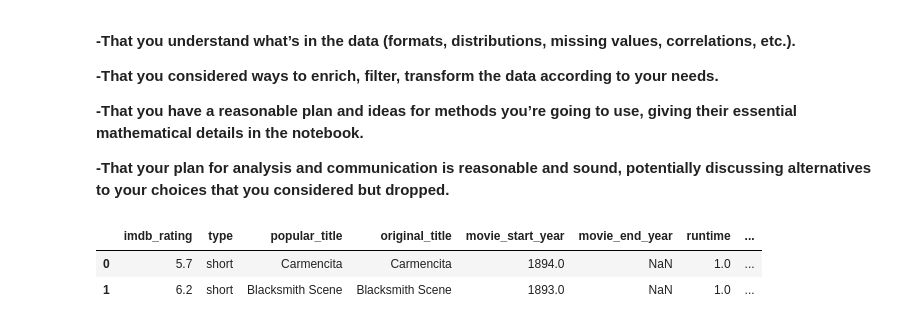
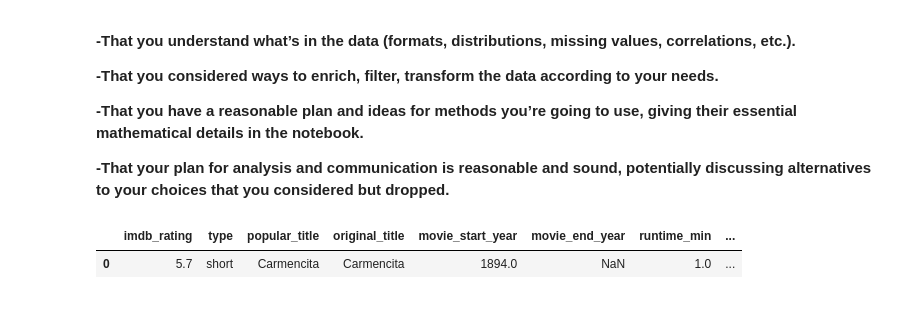
Before and after one commit to epfl-ada/ada-2023-project-patterndetectives, a Jupyter notebook: data_analysis.ipynb, the cells around one changed output. Saved outputs shown, nothing was run; the diff lists cells and outputs as text; code cells hidden in the pictures.

```diff
--- a/data_analysis.ipynb
+++ b/data_analysis.ipynb
@@ -112,9 +115,8 @@ msno.heatmap(df_mov)
 
 **-That your plan for analysis and communication is reasonable and sound, potentially discussing alternatives to your choices that you considered but dropped.**
 # %%
-df_imdb = pd.read_table('data/imdb_data.tsv')
-df_imdb.head(2)
+df_imdb = pd.read_table('data/imdb_dataV2.tsv')
+df_imdb.head(1)
 # %% [output]
-|  | imdb_rating | type | popular_title | original_title | movie_start_year | movie_end_year | runtime | ... |
+|  | imdb_rating | type | popular_title | original_title | movie_start_year | movie_end_year | runtime_min | ... |
 | 0 | 5.7 | short | Carmencita | Carmencita | 1894.0 | NaN | 1.0 | ... |
-| 1 | 6.2 | short | Blacksmith Scene | Blacksmith Scene | 1893.0 | NaN | 1.0 | ... |
```
Also changed, not shown: parts of 8 cells of this notebook, 1 other file.
